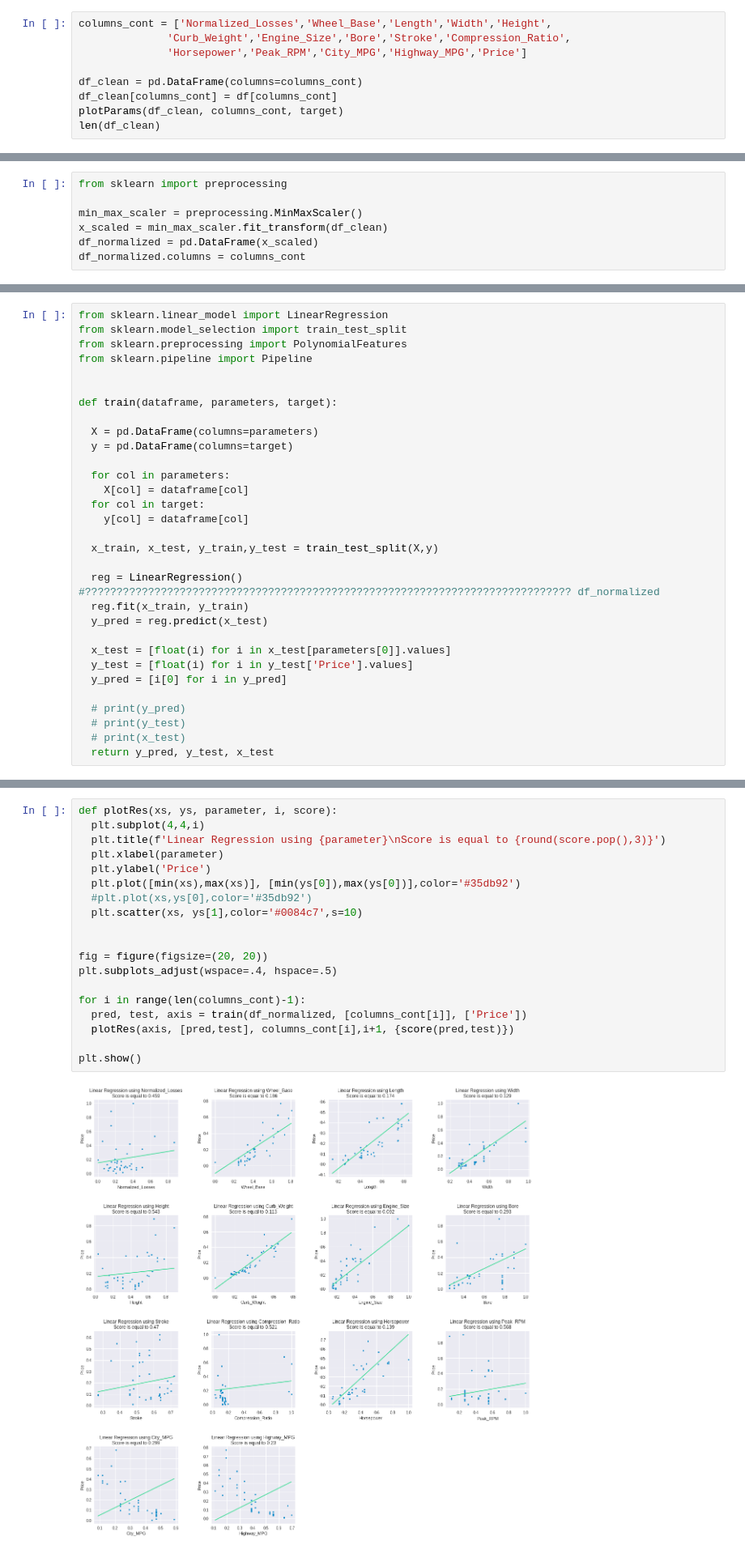
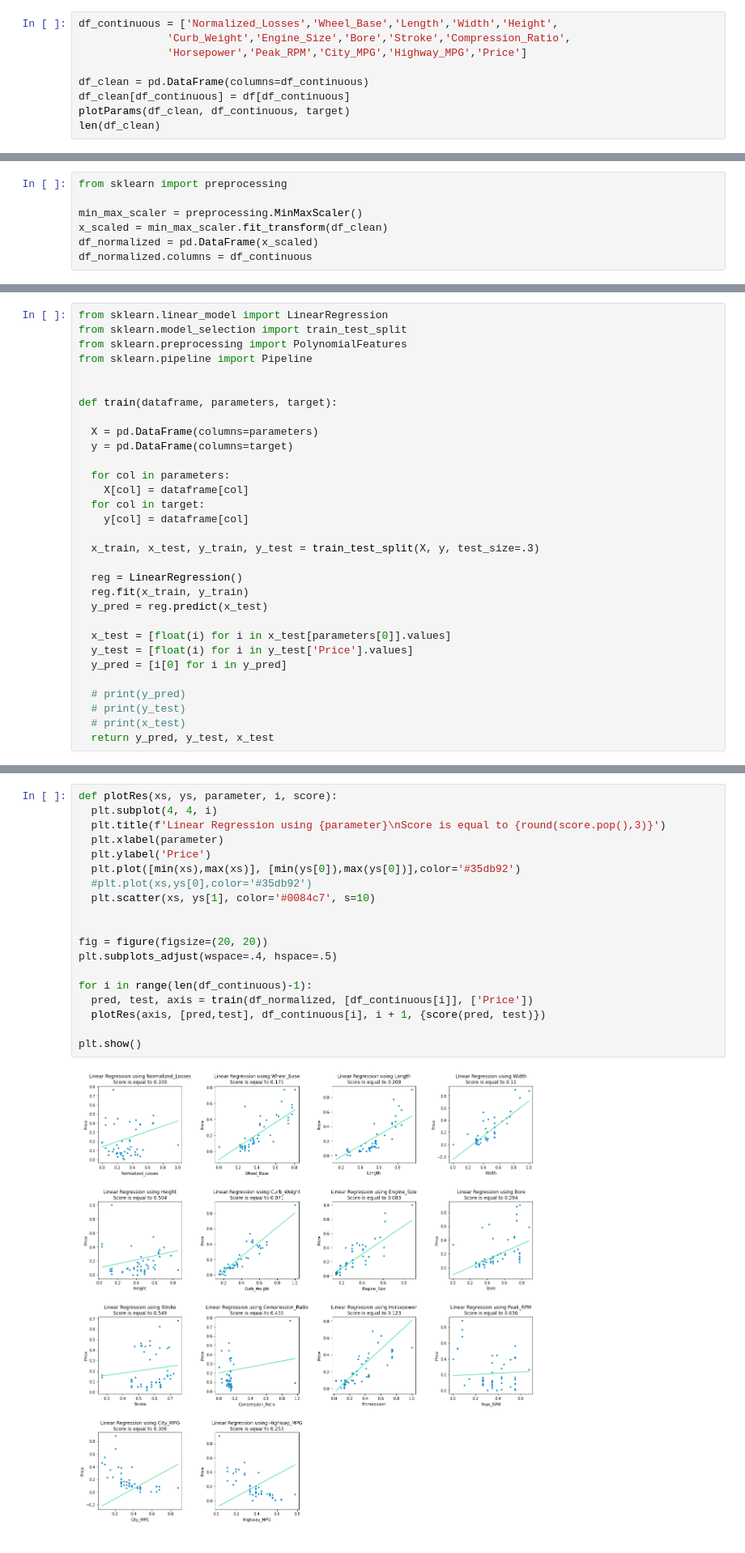
Before and after one commit to nikitagrygoriev/CI, a Jupyter notebook: ProjectCI_1.ipynb, the cells around one changed output, grey strips where cells are left out. Shown at 81% size. Cells and saved outputs as stored; diff of their text form.

```diff
--- a/ProjectCI_1.ipynb
+++ b/ProjectCI_1.ipynb
@@ -92,11 +127,11 @@ plotParams(df, column_names[:-1], target)
 # %%
-columns_cont = ['Normalized_Losses','Wheel_Base','Length','Width','Height',
+df_continuous = ['Normalized_Losses','Wheel_Base','Length','Width','Height',
               'Curb_Weight','Engine_Size','Bore','Stroke','Compression_Ratio',
               'Horsepower','Peak_RPM','City_MPG','Highway_MPG','Price']
 
-df_clean = pd.DataFrame(columns=columns_cont)
-df_clean[columns_cont] = df[columns_cont]
-plotParams(df_clean, columns_cont, target)
+df_clean = pd.DataFrame(columns=df_continuous)
+df_clean[df_continuous] = df[df_continuous]
+plotParams(df_clean, df_continuous, target)
 len(df_clean)
 # %% [output]
 159
@@ -114,7 +156,7 @@ from sklearn import preprocessing
 min_max_scaler = preprocessing.MinMaxScaler()
 x_scaled = min_max_scaler.fit_transform(df_clean)
 df_normalized = pd.DataFrame(x_scaled)
-df_normalized.columns = columns_cont
+df_normalized.columns = df_continuous
 # %% [markdown]
 #Regresja
 # %% [markdown]
@@ -136,9 +178,9 @@ def train(dataframe, parameters, target):
   for col in target:
     y[col] = dataframe[col]
 
-  x_train, x_test, y_train,y_test = train_test_split(X,y)
+  x_train, x_test, y_train, y_test = train_test_split(X, y, test_size=.3)
 
-  reg = LinearRegression() #????????????????????????????????????????????????????????????????????????????? df_normalized
+  reg = LinearRegression()
   reg.fit(x_train, y_train)
   y_pred = reg.predict(x_test)
 
@@ -162,21 +204,21 @@ def score(y_pred, y_test):
 # %%
 def plotRes(xs, ys, parameter, i, score):
-  plt.subplot(4,4,i)
+  plt.subplot(4, 4, i)
   plt.title(f'Linear Regression using {parameter}\nScore is equal to {round(score.pop(),3)}')
   plt.xlabel(parameter)
   plt.ylabel('Price')
   plt.plot([min(xs),max(xs)], [min(ys[0]),max(ys[0])],color='#35db92')
   #plt.plot(xs,ys[0],color='#35db92')
-  plt.scatter(xs, ys[1],color='#0084c7',s=10)
+  plt.scatter(xs, ys[1], color='#0084c7', s=10)
 
 
 fig = figure(figsize=(20, 20))
 plt.subplots_adjust(wspace=.4, hspace=.5)
 
-for i in range(len(columns_cont)-1):
-  pred, test, axis = train(df_normalized, [columns_cont[i]], ['Price'])
-  plotRes(axis, [pred,test], columns_cont[i],i+1, {score(pred,test)})
+for i in range(len(df_continuous)-1):
+  pred, test, axis = train(df_normalized, [df_continuous[i]], ['Price'])
+  plotRes(axis, [pred,test], df_continuous[i], i + 1, {score(pred, test)})
 
 plt.show()
 # %% [output]
-[figure, old version]
+[figure, new version]
```
Also changed, not shown: parts of 35 cells of this notebook.
